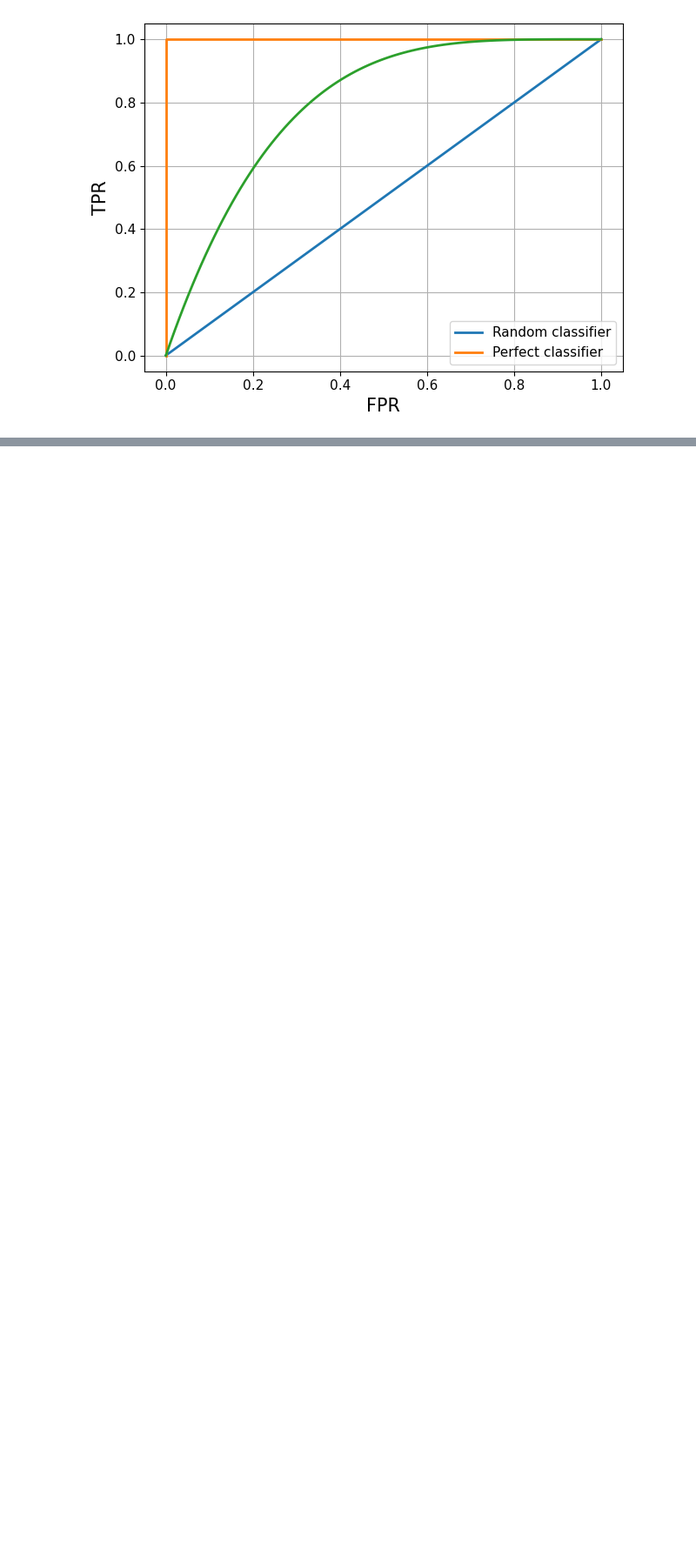
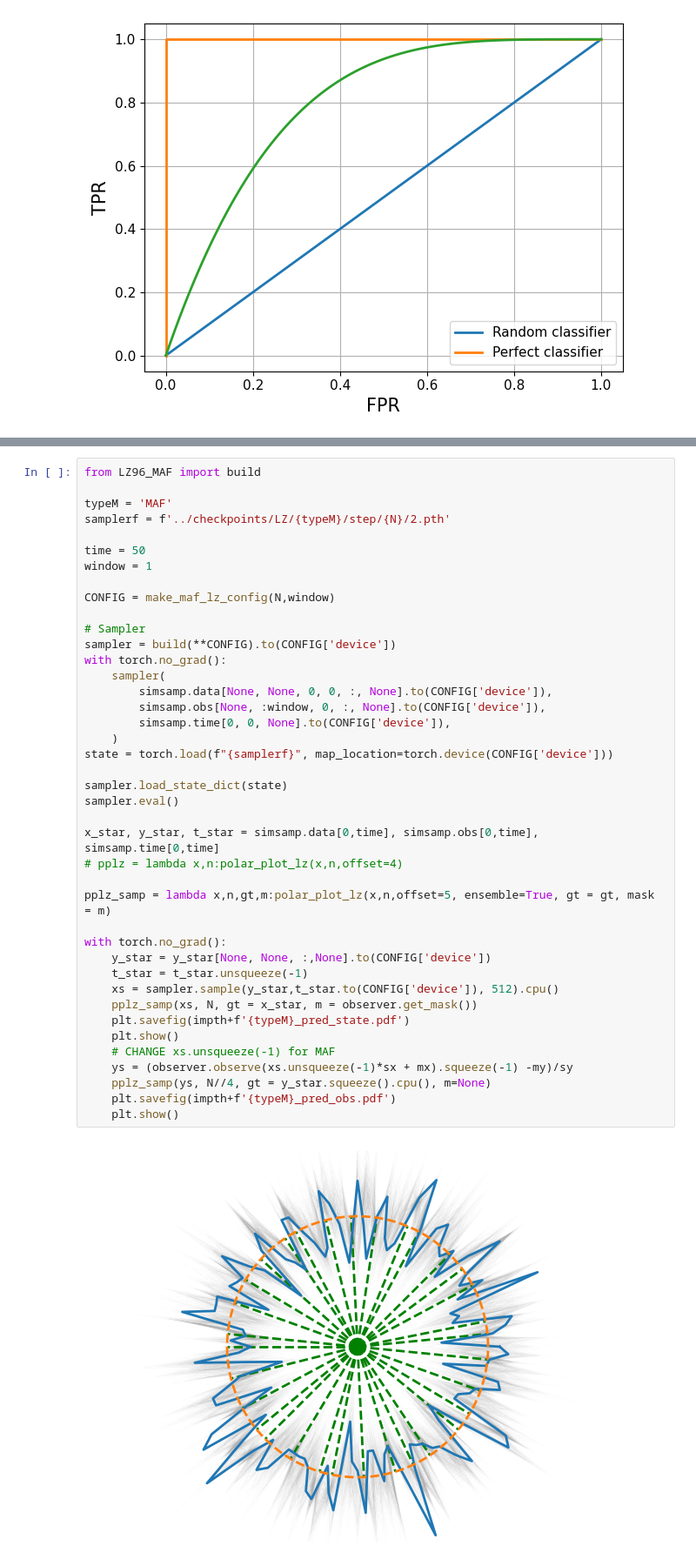
Before and after one commit to gerome-andry/dasbi, a Jupyter notebook: results.ipynb, the cells around one changed output, grey strips where cells are left out. Shown at 87% size. Cells and saved outputs as stored; diff of their text form; blank space fills up the shorter version.

Commit message:
results samples

```diff
--- a/results.ipynb
+++ b/results.ipynb
@@ -124,0 +346,43 @@ plt.show()
+# %%
+from LZ96_MAF import build
+
+typeM = 'MAF'
+samplerf = f'../checkpoints/LZ/{typeM}/step/{N}/2.pth'
+
+time = 50
+window = 1
+
+CONFIG = make_maf_lz_config(N,window)
+
+# Sampler
+sampler = build(**CONFIG).to(CONFIG['device'])
+with torch.no_grad():
+    sampler(
+        simsamp.data[None, None, 0, 0, :, None].to(CONFIG['device']),
+        simsamp.obs[None, :window, 0, :, None].to(CONFIG['device']),
+        simsamp.time[0, 0, None].to(CONFIG['device']),
+    )
+state = torch.load(f"{samplerf}", map_location=torch.device(CONFIG['device']))
+
+sampler.load_state_dict(state)
+sampler.eval()
+
+x_star, y_star, t_star = simsamp.data[0,time], simsamp.obs[0,time], simsamp.time[0,time]
+# pplz = lambda x,n:polar_plot_lz(x,n,offset=4)
+
+pplz_samp = lambda x,n,gt,m:polar_plot_lz(x,n,offset=5, ensemble=True, gt = gt, mask = m)
+
+with torch.no_grad():
+    y_star = y_star[None, None, :,None].to(CONFIG['device'])
+    t_star = t_star.unsqueeze(-1)
+    xs = sampler.sample(y_star,t_star.to(CONFIG['device']), 512).cpu()
+    pplz_samp(xs, N, gt = x_star, m = observer.get_mask())
+    plt.savefig(impth+f'{typeM}_pred_state.pdf')
+    plt.show()
+    # CHANGE xs.unsqueeze(-1) for MAF
+    ys = (observer.observe(xs.unsqueeze(-1)*sx + mx).squeeze(-1) -my)/sy
+    pplz_samp(ys, N//4, gt = y_star.squeeze().cpu(), m=None)
+    plt.savefig(impth+f'{typeM}_pred_obs.pdf')
+    plt.show()
+# %% [output]
+[figure, added]
```
Also changed, not shown: parts of 7 cells of this notebook, 4 other files.
